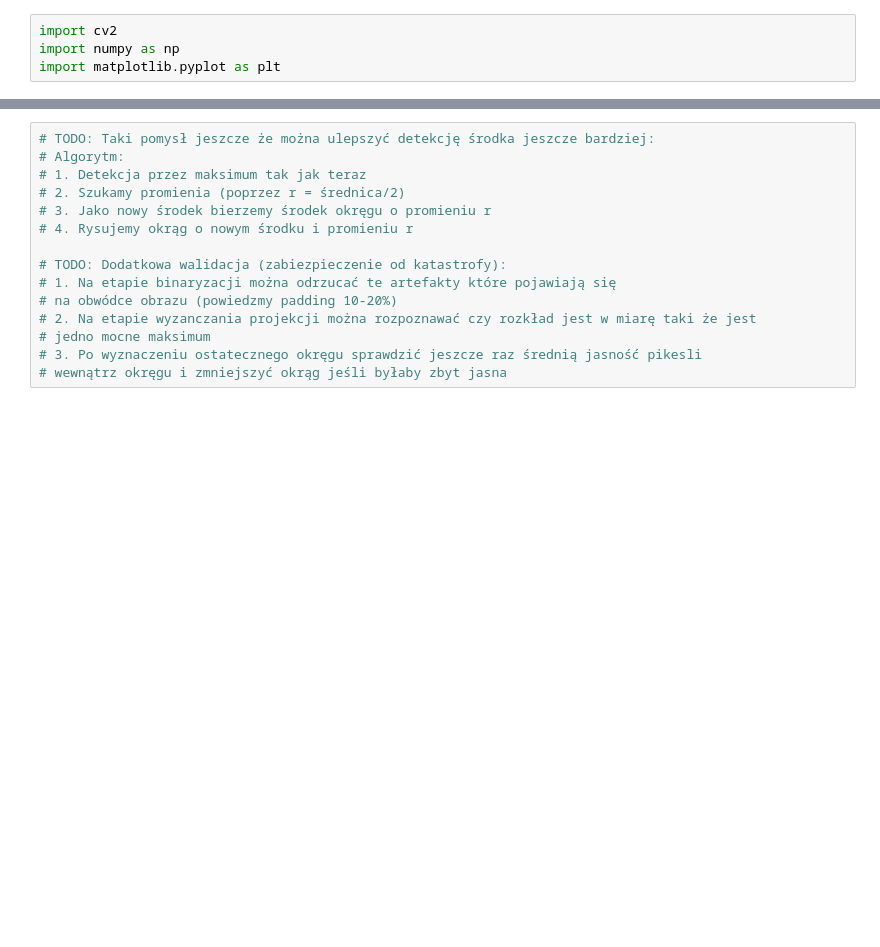
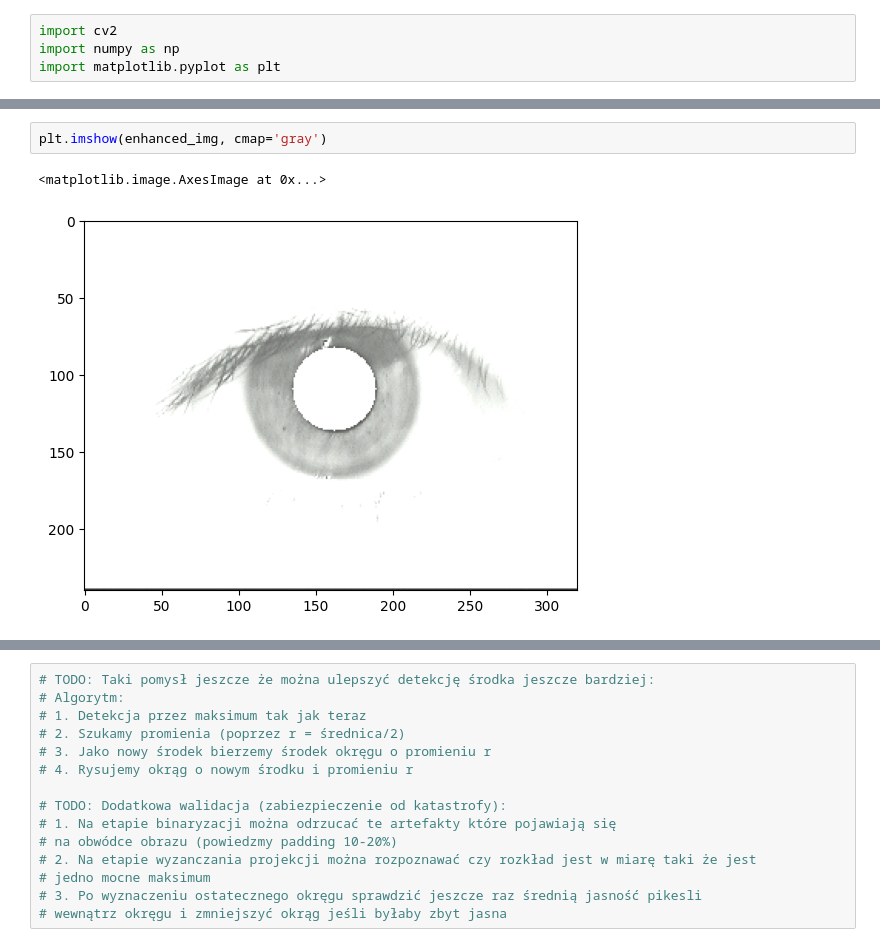
Before and after one commit to Iwaniukooo11/Biometric-Iris-Recognition, a Jupyter notebook: initial_test.ipynb, the cells around one changed output, grey strips where cells are left out. Drawn from its saved outputs; the diff is of its cells as text; blank space fills up the shorter version.

```diff
--- a/initial_test.ipynb
+++ b/initial_test.ipynb
@@ -163,0 +201,5 @@ Pupil radius: 25
+# %%
+plt.imshow(enhanced_img, cmap='gray')
+# %% [output]
+<matplotlib.image.AxesImage at 0x...>
+[figure, added]
```
Also changed, not shown: parts of 15 cells of this notebook, 4 other files.
